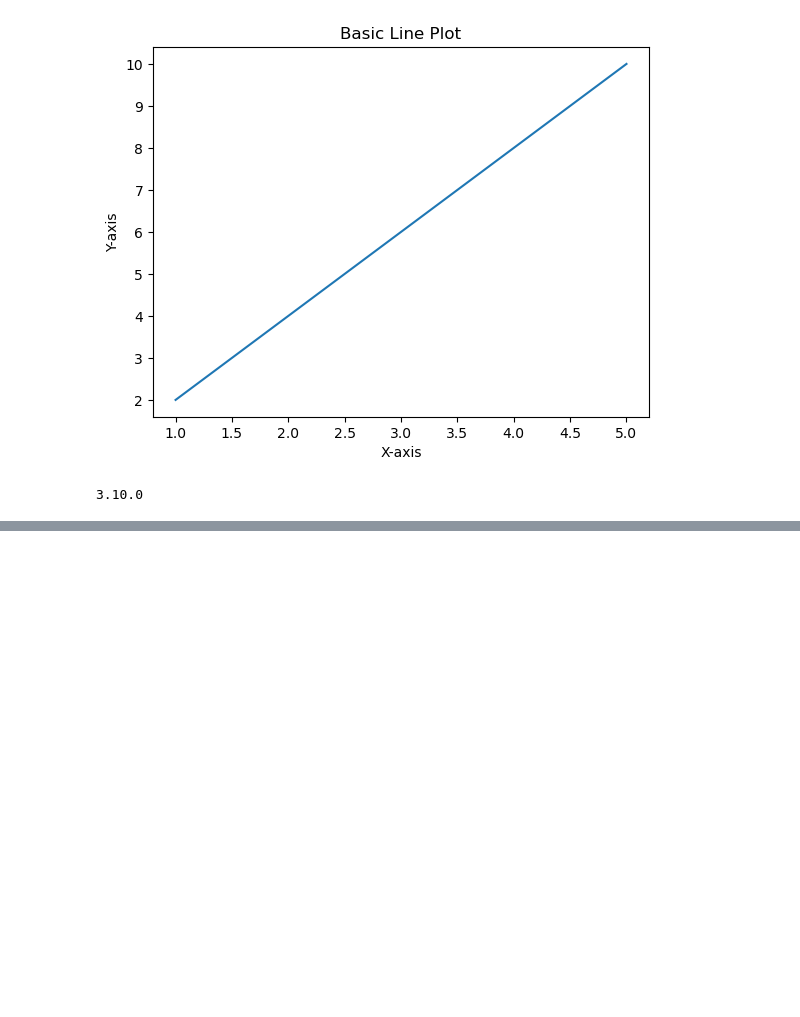
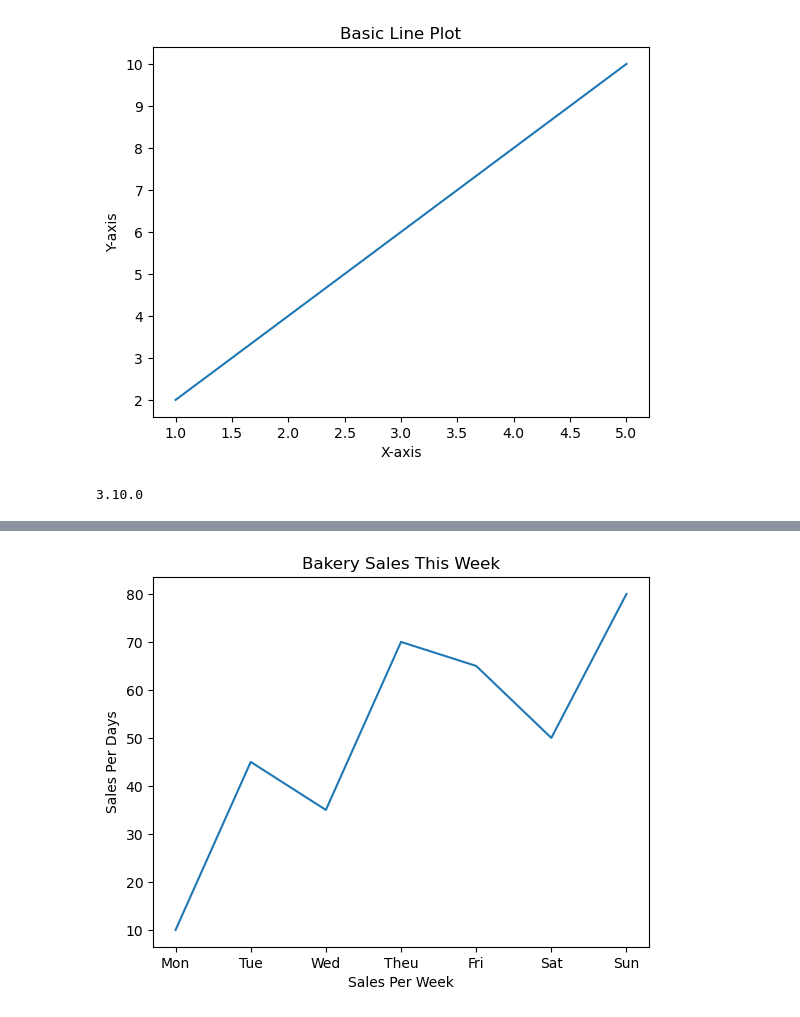
Before and after one commit to surajkr502/python_lib, a Jupyter notebook: python_lib/matplotlib/self_study.ipynb, the cells around one changed output, grey strips where cells are left out. Drawn from its saved outputs; the diff is of its cells as text; code cells hidden in the pictures; blank space fills up the shorter version.

```diff
--- a/python_lib/matplotlib/self_study.ipynb
+++ b/python_lib/matplotlib/self_study.ipynb
@@ -20,0 +29,11 @@ print(matplotlib.__version__)
+# %%
+import matplotlib.pyplot as plt
+x=['Mon','Tue','Wed','Theu','Fri','Sat','Sun']
+y=[10,45,35,70,65,50,80]
+plt.plot(x,y)
+plt.title("Bakery Sales This Week")
+plt.xlabel('Sales Per Week')
+plt.ylabel('Sales Per Days')
+plt.show()
+# %% [output]
+[figure, added]
```
Also changed, not shown: parts of 1 cell of this notebook.
